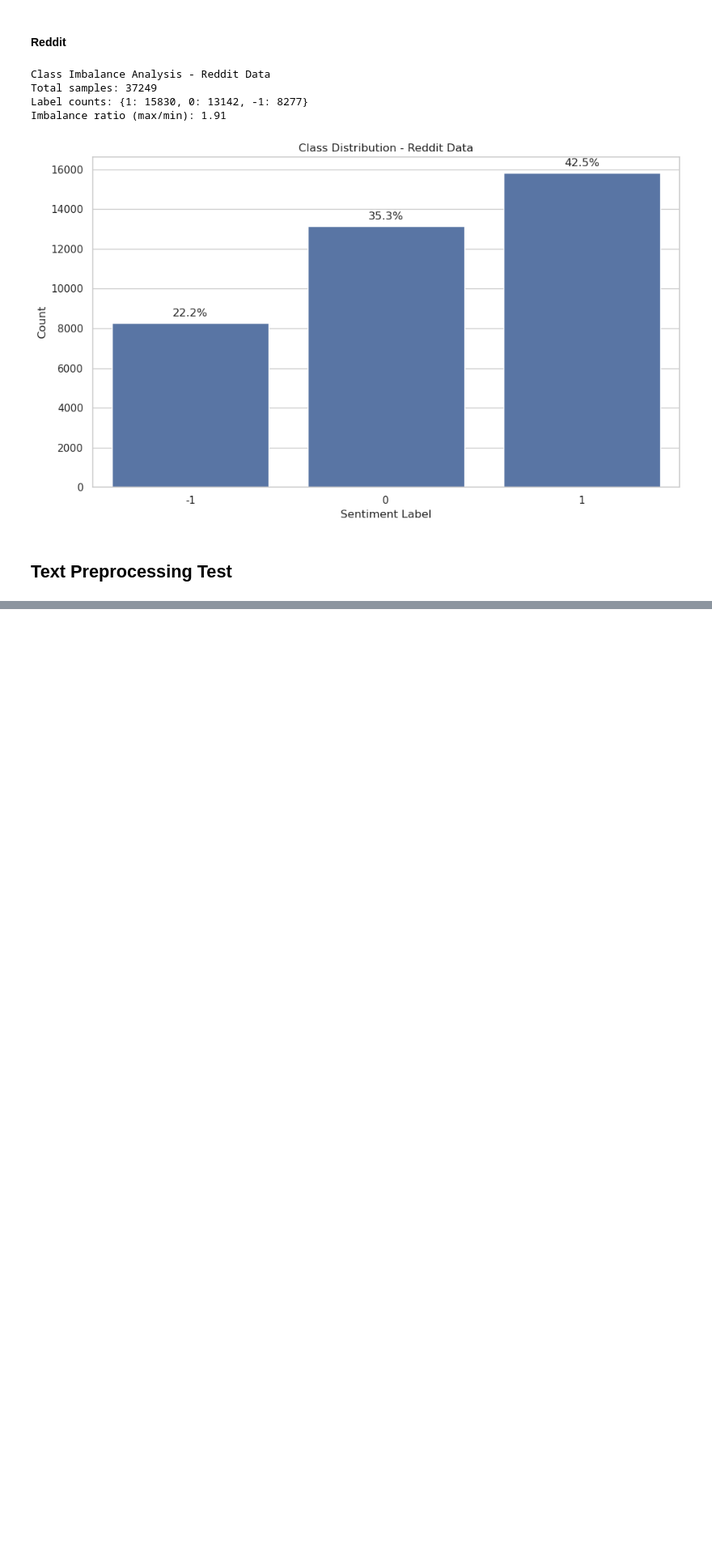
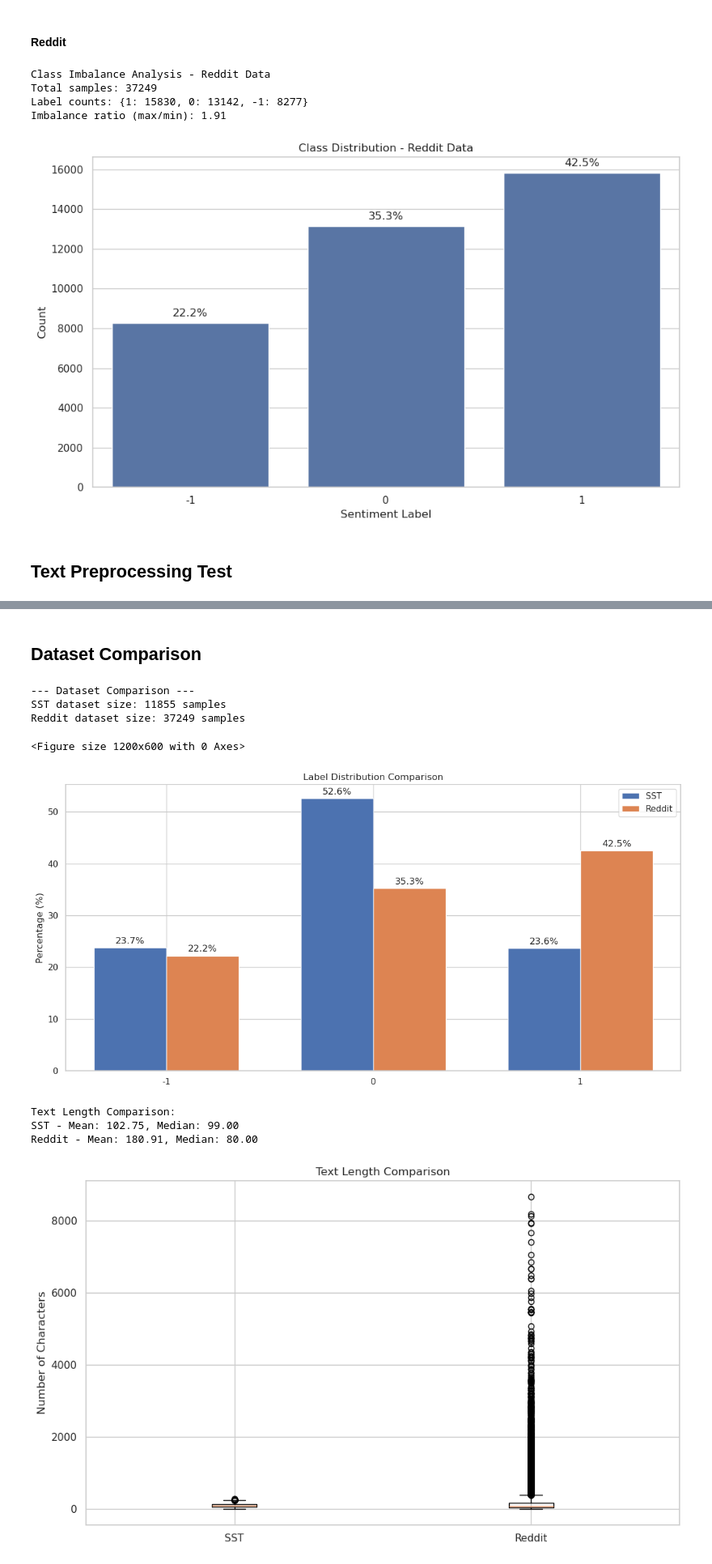
Before and after one commit to ICrimsonCodes/sentiment-analysis-research, a Jupyter notebook: exploratory_analysis.ipynb, the cells around one changed output, grey strips where cells are left out. Shown at 81% size. Saved outputs shown, nothing was run; the diff lists cells and outputs as text; code cells hidden in the pictures; blank space fills up the shorter version.

```diff
--- a/exploratory_analysis.ipynb
+++ b/exploratory_analysis.ipynb
@@ -410,0 +512,78 @@ Imbalance ratio (max/min): 1.91
+# %% [markdown]
+## Dataset Comparison
+# %%
+if sst_df is not None and reddit_df is not None:
+    print("\n--- Dataset Comparison ---")
+
+    # Compare size
+    print(f"SST dataset size: {len(sst_df)} samples")
+    print(f"Reddit dataset size: {len(reddit_df)} samples")
+
+    # Compare label distribution
+    sst_label_counts = sst_df['label'].value_counts(normalize=True) * 100
+    reddit_label_counts = reddit_df['label'].value_counts(normalize=True) * 100
+
+    # Create comparison bar chart
+    plt.figure(figsize=(12, 6))
+
+    # Get all unique labels from both datasets
+    all_labels = sorted(set(sst_label_counts.index) | set(reddit_label_counts.index))
+
+    # Prepare data
+    sst_pcts = [sst_label_counts.get(label, 0) for label in all_labels]
+    reddit_pcts = [reddit_label_counts.get(label, 0) for label in all_labels]
+
+    x = np.arange(len(all_labels))
+    width = 0.35
+
+    fig, ax = plt.subplots(figsize=(12, 6))
+    rects1 = ax.bar(x - width/2, sst_pcts, width, label='SST')
+    rects2 = ax.bar(x + width/2, reddit_pcts, width, label='Reddit')
+
+    ax.set_ylabel('Percentage (%)')
+    ax.set_title('Label Distribution Comparison')
+    ax.set_xticks(x)
+    ax.set_xticklabels(all_labels)
+    ax.legend()
+    # Add percentage labels
+    def add_labels(rects):
+        for rect in rects:
+            height = rect.get_height()
+            if height > 0:
+                ax.annotate(f'{height:.1f}%',
+                           xy=(rect.get_x() + rect.get_width() / 2, height),
+                           xytext=(0, 3),  # 3 points vertical offset
+                           textcoords="offset points",
+                           ha='center', va='bottom')
+
+    add_labels(rects1)
+    add_labels(rects2)
+
+    plt.tight_layout()
+    plt.show()
+    # Compare text length statistics
+    sst_df['text_length'] = sst_df['text'].astype(str).apply(len)
+    reddit_df['text_length'] = reddit_df['text'].astype(str).apply(len)
+
+    print("\nText Length Comparison:")
+    print(f"SST - Mean: {sst_df['text_length'].mean():.2f}, Median: {sst_df['text_length'].median():.2f}")
+    print(f"Reddit - Mean: {reddit_df['text_length'].mean():.2f}, Median: {reddit_df['text_length'].median():.2f}")
+
+    # Box plot comparison
+    plt.figure(figsize=(10, 6))
+    data = [sst_df['text_length'], reddit_df['text_length']]
+    plt.boxplot(data, labels=['SST', 'Reddit'])
+    plt.title('Text Length Comparison')
+    plt.ylabel('Number of Characters')
+    plt.tight_layout()
+    plt.show()
+# %% [output]
+--- Dataset Comparison ---
+SST dataset size: 11855 samples
+Reddit dataset size: 37249 samples
+<Figure size 1200x600 with 0 Axes>
+[figure, added]
+Text Length Comparison:
+SST - Mean: 102.75, Median: 99.00
+Reddit - Mean: 180.91, Median: 80.00
+[figure, added]
```
Also changed, not shown: parts of 10 cells of this notebook, 1 other file.
